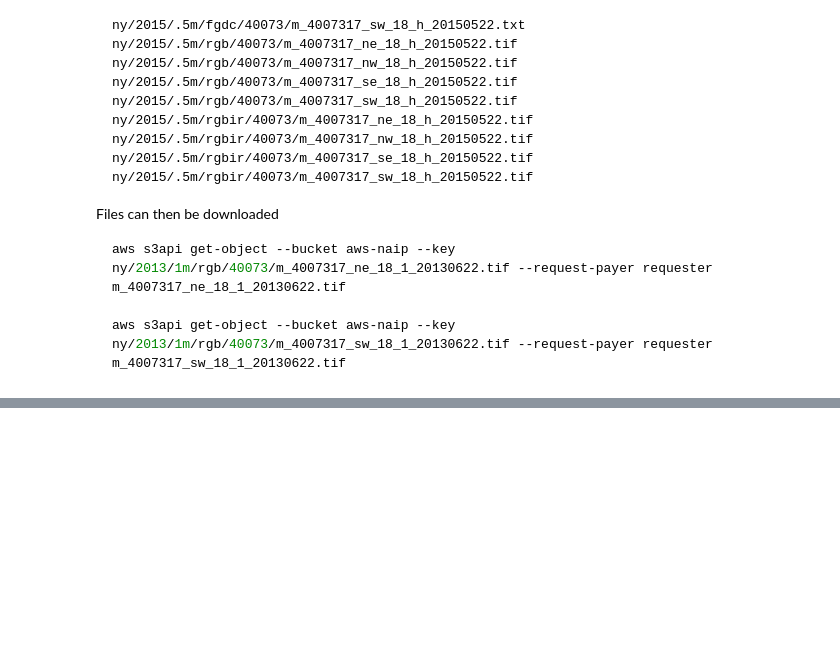
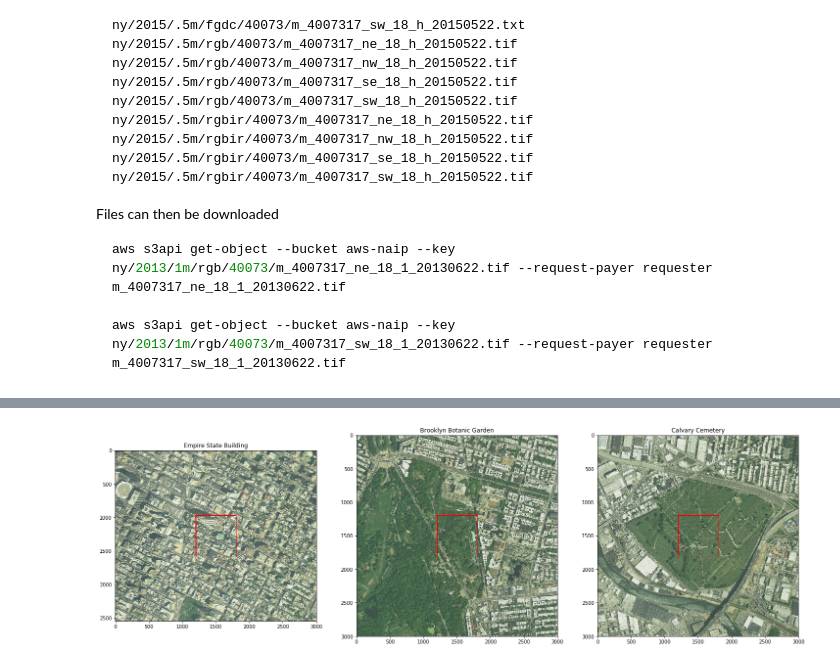
Before and after one commit to carMartinez/naip_quadrangle_downloader, a Jupyter notebook: quadrangle_calculator.ipynb, the cells around one changed output, grey strips where cells are left out. Saved outputs shown, nothing was run; the diff lists cells and outputs as text; code cells hidden in the pictures; blank space fills up the shorter version.

Commit message:
Update nb with example imgs

```diff
--- a/quadrangle_calculator.ipynb
+++ b/quadrangle_calculator.ipynb
@@ -174,0 +184,24 @@ nw
+# %%
+## Define where AWS CLI lives and where images go
+aws_cli_path = '/home/carlos/anaconda3/envs/geo/bin/aws'
+aws_cmd_base = aws_cli_path + ' s3api get-object --bucket aws-naip --key {} --request-payer requester {}'
+img_dir = 'naip/img/'
+
+for place, place_info in places.items():
+
+    ## Create local image path
+    key = place_info['naip_key']
+    state = place_info['state']
+    img_path = img_dir + state + '_' + key.split('/')[-1]
+    place_info['img_path'] = img_path
+
+    ## Download from NAIP if not already downloaded
+    aws_cmd = aws_cmd_base.format(key, img_path)
+    if os.path.isfile(img_path):
+        print('Skipping {}'.format(key))
+    else:
+        print('Downloading {} with the following command:\n{}'.format(key, aws_cmd))
+        subprocess.run(aws_cmd, shell = True)
+
+print()
+pprint.pprint(places)
@@ -174,0 +262,19 @@ nw
+# %%
+fig, axes = plt.subplots(1, len(places), figsize = (25, 10))
+
+i = 0
+for place, place_info in places.items():
+
+    img_path = place_info['img_path']
+    lat, lon = place_info['coords']
+    img_arr = create_subset(img_path, lat, lon)
+
+    ax = axes[i]
+    ax.set_title(place)
+    ax.imshow(img_arr)
+
+    i = i + 1
+
+fig.savefig('example_images.png')
+# %% [output]
+[figure, added]
```
Also changed, not shown: parts of 12 cells of this notebook.
